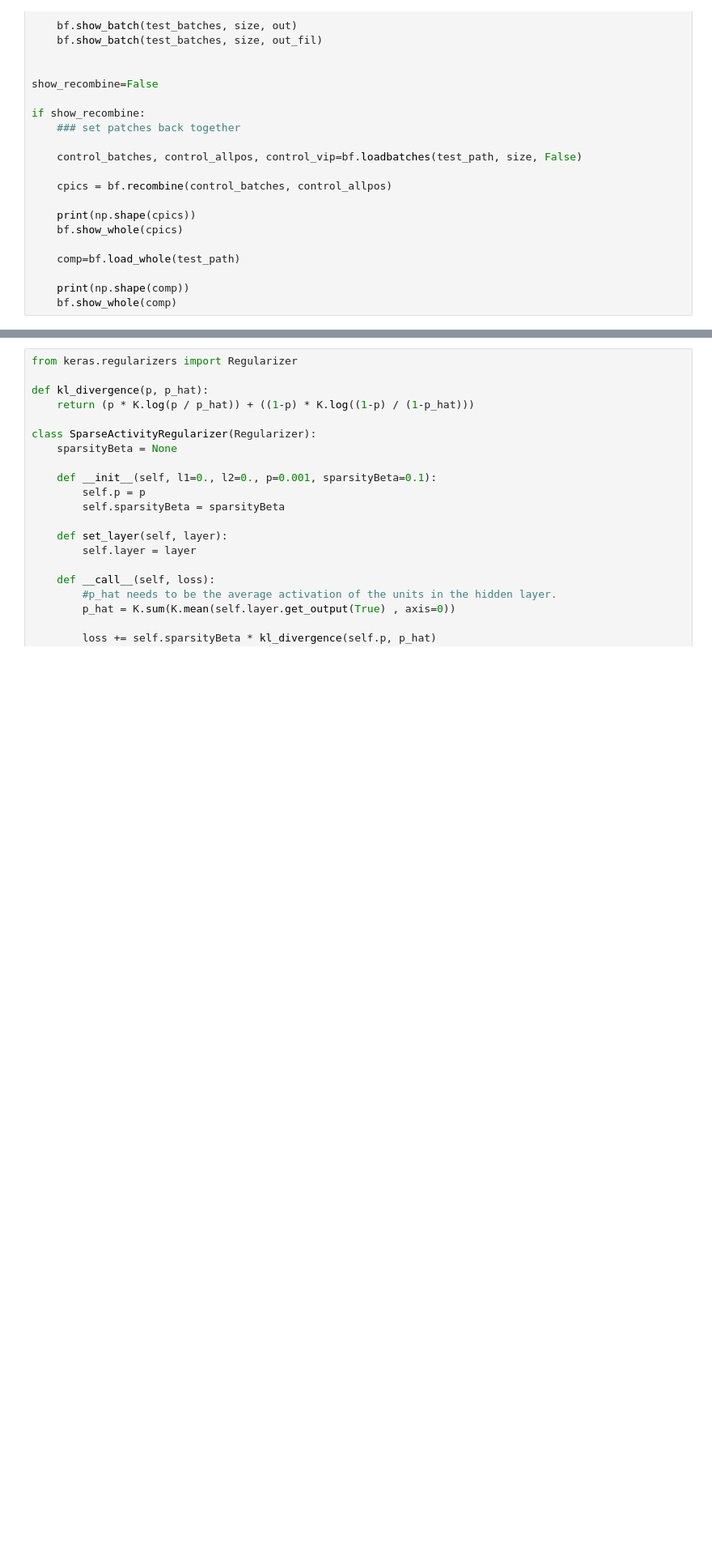
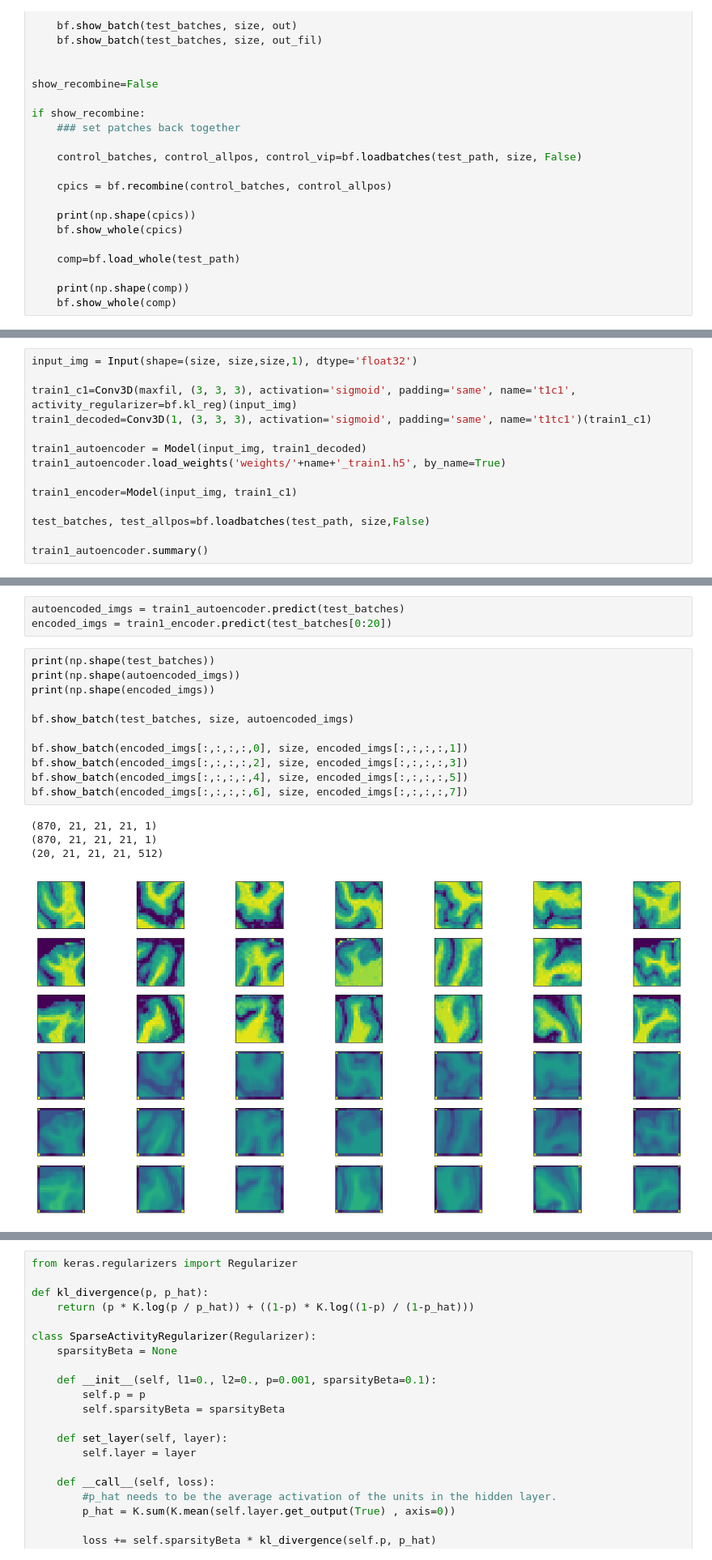
Before and after one commit to xo63der/MA, a Jupyter notebook: Code/BrainAnalysis/LoadBrains_outsourced.ipynb, the cells around one changed output, grey strips where cells are left out. Shown at 81% size. Drawn from its saved outputs; the diff is of its cells as text; blank space fills up the shorter version.

```diff
--- a/Code/BrainAnalysis/LoadBrains_outsourced.ipynb
+++ b/Code/BrainAnalysis/LoadBrains_outsourced.ipynb
@@ -354,0 +115,14 @@ test2_autoencoder.fit(train_batches, train_batches,
+# %%
+input_img = Input(shape=(size, size,size,1), dtype='float32')
+
+train1_c1=Conv3D(maxfil, (3, 3, 3), activation='sigmoid', padding='same', name='t1c1', activity_regularizer=bf.kl_reg)(input_img)
+train1_decoded=Conv3D(1, (3, 3, 3), activation='sigmoid', padding='same', name='t1tc1')(train1_c1)
+
+train1_autoencoder = Model(input_img, train1_decoded)
+train1_autoencoder.load_weights('weights/'+name+'_train1.h5', by_name=True)
+
+train1_encoder=Model(input_img, train1_c1)
+
+test_batches, test_allpos=bf.loadbatches(test_path, size,False)
+
+train1_autoencoder.summary()
@@ -354,0 +143,19 @@ test2_autoencoder.fit(train_batches, train_batches,
+# %%
+autoencoded_imgs = train1_autoencoder.predict(test_batches)
+encoded_imgs = train1_encoder.predict(test_batches[0:20])
+# %%
+print(np.shape(test_batches))
+print(np.shape(autoencoded_imgs))
+print(np.shape(encoded_imgs))
+
+bf.show_batch(test_batches, size, autoencoded_imgs)
+
+bf.show_batch(encoded_imgs[:,:,:,:,0], size, encoded_imgs[:,:,:,:,1])
+bf.show_batch(encoded_imgs[:,:,:,:,2], size, encoded_imgs[:,:,:,:,3])
+bf.show_batch(encoded_imgs[:,:,:,:,4], size, encoded_imgs[:,:,:,:,5])
+bf.show_batch(encoded_imgs[:,:,:,:,6], size, encoded_imgs[:,:,:,:,7])
+# %% [output]
+(870, 21, 21, 21, 1)
+(870, 21, 21, 21, 1)
+(20, 21, 21, 21, 512)
+[figure, added]
```
Also changed, not shown: parts of 16 cells of this notebook, 2 other files.
